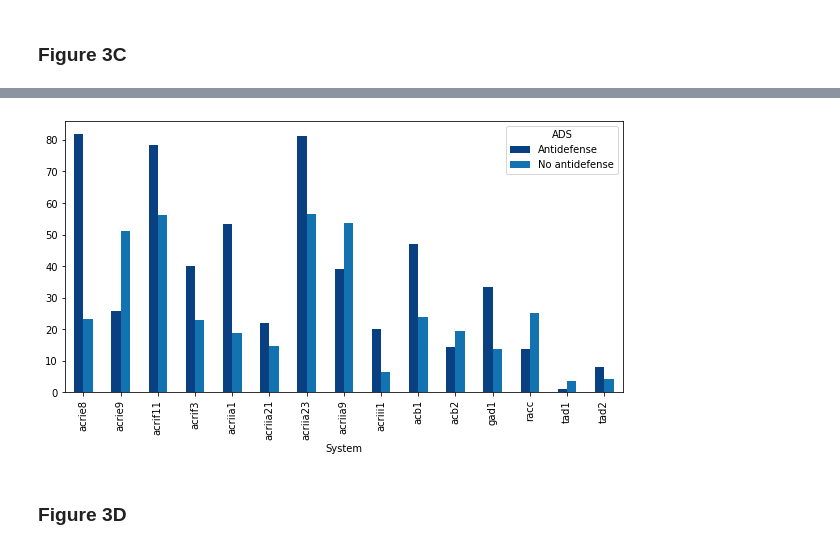
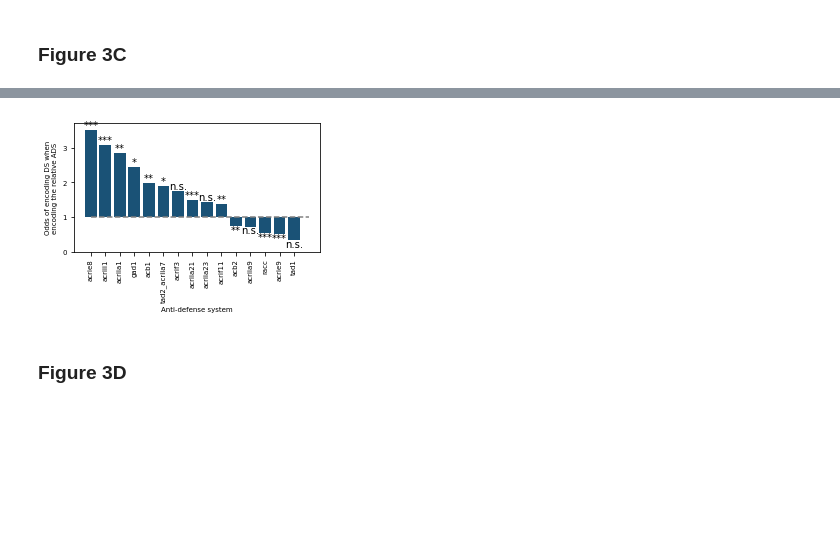
Before and after one commit to mdmparis/antidefensefinder_2024, a Jupyter notebook: 02_Analysis_figure.ipynb, the cells around one changed output, grey strips where cells are left out. Drawn from its saved outputs; the diff is of its cells as text; code cells hidden in the pictures; blank space fills up the shorter version.

```diff
--- a/02_Analysis_figure.ipynb
+++ b/02_Analysis_figure.ipynb
@@ -496,12 +415,0 @@ plt.show()
-# %%
-Stats_tot['Percentage']=Stats_tot.Prop_w_sys*100
-Stats_tot_pivot=Stats_tot.pivot_table(index="System",columns='ADS',values='Percentage')
-Stats_tot_pivot=Stats_tot_pivot.loc[['acrie8', 'acrie9', 'acrif11', 'acrif3', 'acriia1',
-       'acriia21', 'acriia23', 'acriia9', 'acriii1', 'acb1', 'acb2', 'gad1', 'racc', 'tad1',
-       'tad2']]
-fig,ax=plt.subplots(1,1,figsize=(10,5))
-Stats_tot_pivot.plot.bar(stacked=False,color=['#084081','#1373B1'],ax=ax)
-plt.rcParams['pdf.fonttype'] = 42
-plt.savefig('results/figures/Figure3C.pdf',format='pdf',bbox_inches='tight')
-# %% [output]
-[figure, removed]
@@ -508,3 +452,58 @@ plt.savefig('results/figures/Figure3C.pdf',format='pdf',bbox_inches='tight')
+# %%
+complete_stats=complete_stats.reset_index(drop=True)
+complete_stats['Prct_ADS_DS_1_1']=100*complete_stats.ADS_DS_1_1/complete_stats.Total_assembly
+complete_stats['Prct_ADS_DS_1_0']=100*complete_stats.ADS_DS_1_0/complete_stats.Total_assembly
+complete_stats['Prct_ADS_DS_0_1']=100*complete_stats.ADS_DS_0_1/complete_stats.Total_assembly
+complete_stats['Prct_ADS_DS_0_0']=100*complete_stats.ADS_DS_0_0/complete_stats.Total_assembly
+
+complete_stats['Have_ADS_if_DS']=complete_stats.ADS_DS_1_1/(complete_stats.ADS_DS_1_1+complete_stats.ADS_DS_0_1)
+complete_stats['Have_ADS_if_not_DS']=complete_stats.ADS_DS_1_0/(complete_stats.ADS_DS_1_0+complete_stats.ADS_DS_0_0)
+complete_stats['Have_ADS_mean']=(complete_stats.ADS_DS_1_1+complete_stats.ADS_DS_1_0)/(complete_stats.Total_assembly)
+complete_stats['Ratio']=(complete_stats.Have_ADS_if_DS-complete_stats.Have_ADS_if_not_DS)/complete_stats.Have_ADS_mean
+complete_stats['Ratio']=(complete_stats.Have_ADS_if_DS/complete_stats.Have_ADS_if_not_DS)
+# %%
+complete_stats=complete_stats.reset_index(drop=True)
+
+complete_stats['Have_DS_if_ADS']=complete_stats.ADS_DS_1_1/(complete_stats.ADS_DS_1_1+complete_stats.ADS_DS_1_0)
+complete_stats['Have_DS_if_not_ADS']=complete_stats.ADS_DS_0_1/(complete_stats.ADS_DS_0_1+complete_stats.ADS_DS_0_0)
+complete_stats['Have_ADS_mean']=(complete_stats.ADS_DS_1_1+complete_stats.ADS_DS_1_0)/(complete_stats.Total_assembly)
+complete_stats['Ratio_reverse']=(complete_stats.Have_DS_if_ADS/complete_stats.Have_DS_if_not_ADS)
+complete_stats=complete_stats.sort_values('Ratio_reverse',ascending=False).reset_index(drop=True)
+
+cm = 1/2.54
+fig,ax=plt.subplots(1,1,figsize=(11.2*cm, 6*cm))
+ax.bar(x=complete_stats.ADS,height=complete_stats.Ratio_reverse-1,color='#1a5276')
+for i in range(len(complete_stats)):
+    pvalue=complete_stats.Pvalue_chi_test[i]
+    x=i
+    y=complete_stats.Ratio_reverse[i]-1
+    if y<0:
+        y=y-.2
+    else:
+        y=y+.05
+    if pvalue<10e-5:
+        ax.text(s='***',x=x,y=y,horizontalalignment='center')
+    elif pvalue<10e-3:
+        ax.text(s='**',x=x,y=y,horizontalalignment='center')
+    elif pvalue<0.05:
+        ax.text(s='*',x=x,y=y,horizontalalignment='center')
+    else:
+        ax.text(s='n.s.',x=x,y=y,horizontalalignment='center')
+
+ax.set_ylabel('Odds of encoding DS when\nencoding the relative ADS',size=7)
+ax.set_xlabel("Anti-defense system",size=7)
+# ax.set_ylabel(r'$\frac{P(\mathrm{DS} \mid \mathrm{ADS})}{P(\mathrm{DS} \mid \mathrm{non ADS} )}$',fontsize=20)
+ax.hlines(y=0,xmin=0,xmax=len(complete_stats),color='grey', linestyle='dashed')
+ax.set_xticklabels(ax.get_xticklabels(),fontsize=7,rotation=90)
+ax.set_yticklabels(ax.get_yticklabels(),fontsize=7)
+ax.set_yticklabels([0,1,2,3],fontsize=7)
+plt.ylim(-1,2.7)
+
+plt.rcParams['pdf.fonttype'] = 42
+plt.savefig('results/figures/Figure3C_new.pdf',format='pdf',bbox_inches='tight')
+plt.show()
+# %% [output]
+[figure, added]
 # %% [markdown]
 ### Figure 3D
 # %%
```
Also changed, not shown: parts of 12 cells of this notebook, 13 other files.
